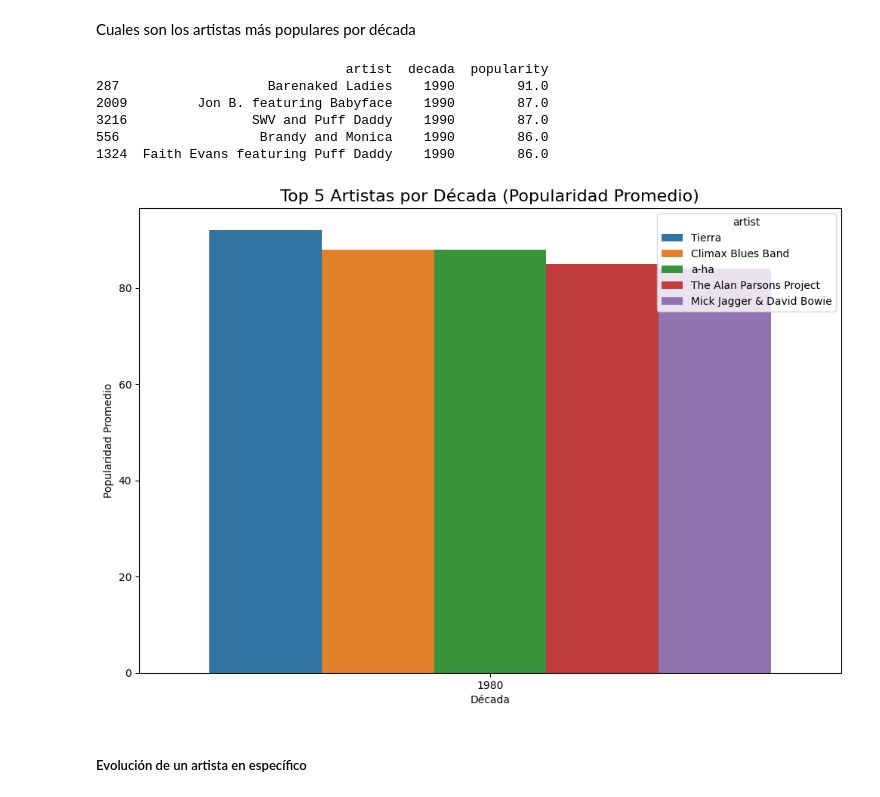
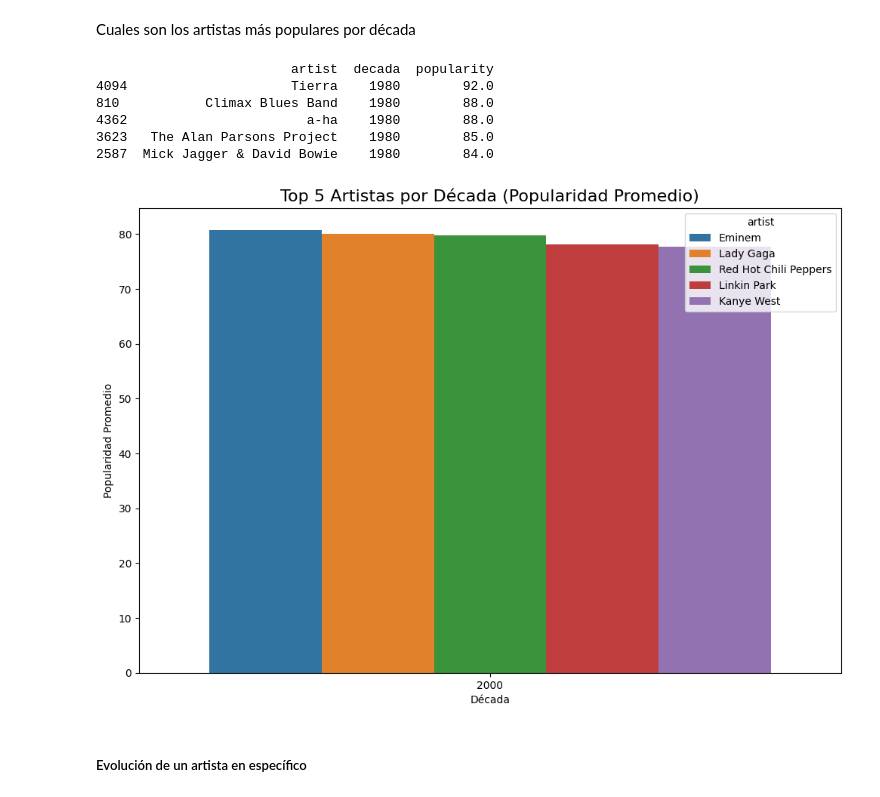
Before and after one commit to Rovi44/Ejercicios_Curso_ML, a Jupyter notebook: ejercicio1_ClassicHits.ipynb, the cells around one changed output. Saved outputs shown, nothing was run; the diff lists cells and outputs as text; code cells hidden in the pictures.

```diff
--- a/ejercicio1_ClassicHits.ipynb
+++ b/ejercicio1_ClassicHits.ipynb
@@ -87,0 +68,9 @@ dtype: int64
+# %%
+#Buscamos valor nulos
+classics.isnull().sum()
+
+#Valores nulos en campos Instrumentalness y Danceability, lo volvemos cero paro los analisis posteriores
+classics['Instrumentalness'] = classics.Instrumentalness.fillna(0)
+classics['Danceability'] = classics.Danceability.fillna(0)
+
+classics.isnull().sum()
@@ -127,0 +136,4 @@ classics.head()
+# %%
+classics['genre'] = classics['genre'].str.upper() #Generos a mayúscula
+classics['genre'] = classics['genre'].replace(['ALT.-ROCK', 'ALT.ROCK'], 'ALT. ROCK') #Unificando Alt. Rock
+classics.genre.unique()
@@ -219,6 +247,8 @@ Name: popularity, dtype: float64
 # %% [markdown]
 Cuales son los artistas más populares por década
 # %%
+#se encuentran el top 5 de artistas más populares para cierta década
+
 artistas_decada_popularidad = classics.groupby(['artist', 'decada']).popularity.mean().reset_index()
 top_artistas_decada = []
 
@@ -231,28 +261,29 @@ for decada in decadas:
 
 top_5_artistas_x_decada = pd.concat(top_artistas_decada)
 
-print(top_5_artistas_x_decada[top_5_artistas_x_decada['decada'] == 1990])
+print(top_5_artistas_x_decada[top_5_artistas_x_decada['decada'] == 1980])
 # %% [output]
-                                artist  decada  popularity
-287                   Barenaked Ladies    1990        91.0
-2009         Jon B. featuring Babyface    1990        87.0
-3216                SWV and Puff Daddy    1990        87.0
-556                  Brandy and Monica    1990        86.0
-1324  Faith Evans featuring Puff Daddy    1990        86.0
+                         artist  decada  popularity
+4094                     Tierra    1980        92.0
+810           Climax Blues Band    1980        88.0
+4362                       a-ha    1980        88.0
+3623   The Alan Parsons Project    1980        85.0
+2587  Mick Jagger & David Bowie    1980        84.0
 # %%
-decada = 1980
+#Graficamos el top de artistas para una década dada
+decada = 2000
 
 plt.figure(figsize=(12, 8))
 
 sns.barplot(x='decada', y='popularity', hue='artist', data=top_5_artistas_x_decada[top_5_artistas_x_decada['decada'] == decada], palette='tab10')
 
 plt.title('Top 5 Artistas por Década (Popularidad Promedio)', fontsize=16)
 plt.xlabel('Década')
 plt.ylabel('Popularidad Promedio')
 
 plt.show()
 # %% [output]
-[figure, old version]
+[figure, new version]
 # %% [markdown]
 ##### Evolución de un artista en específico
 # %% [markdown]
```
Also changed, not shown: parts of 22 cells of this notebook, 2 other files.
